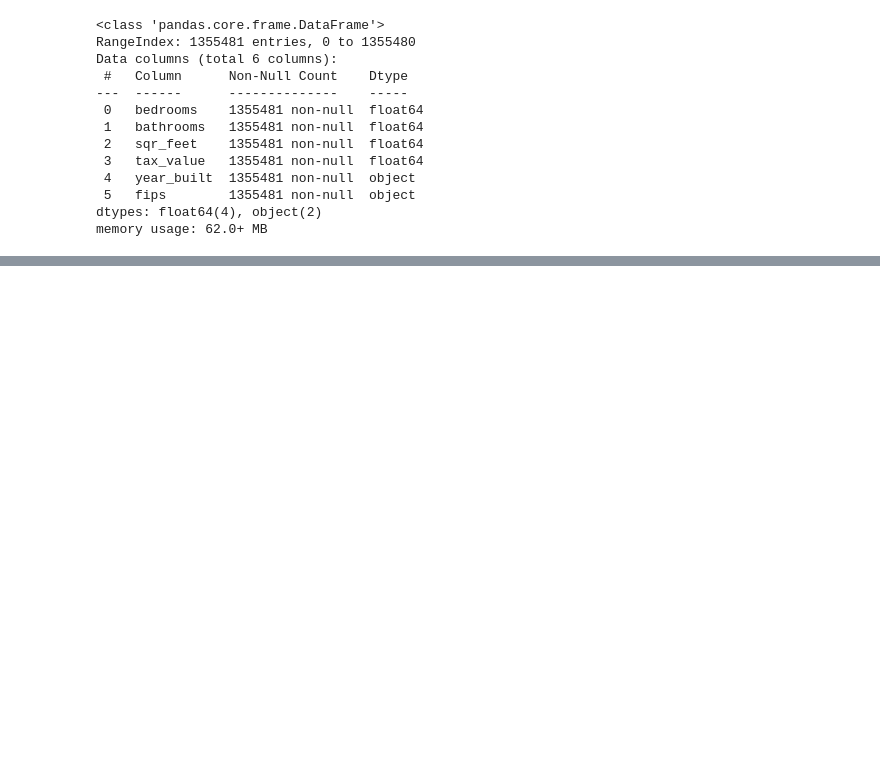
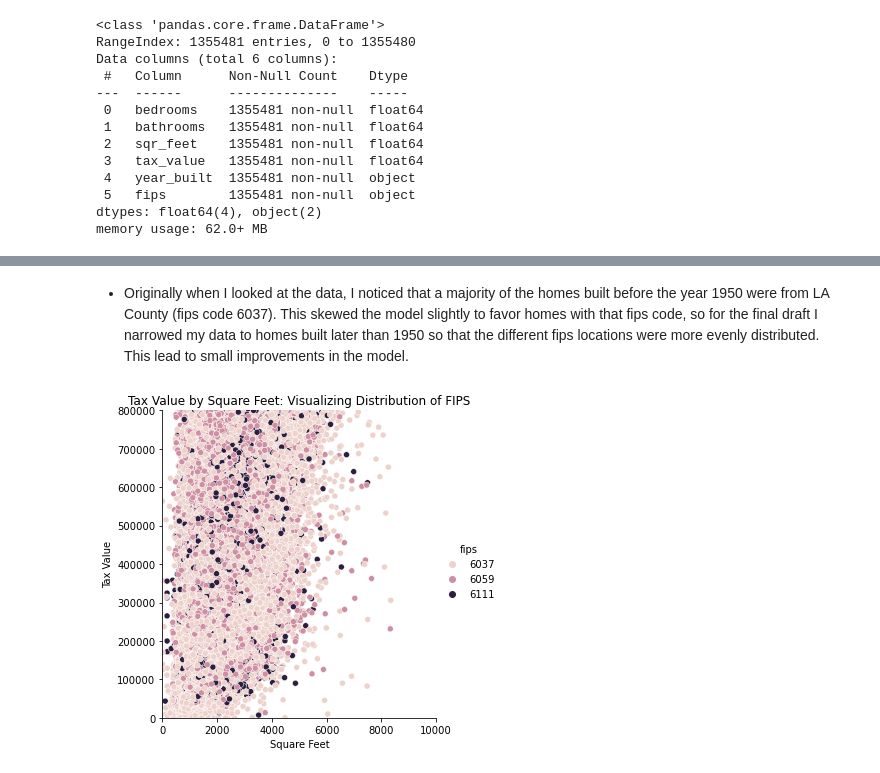
Before and after one commit to BraedenWright/regression-project, a Jupyter notebook: Zillow_Project.ipynb, the cells around one changed output, grey strips where cells are left out. Cells and saved outputs as stored; diff of their text form; code cells hidden in the pictures; blank space fills up the shorter version.

```diff
--- a/Zillow_Project.ipynb
+++ b/Zillow_Project.ipynb
@@ -74,0 +174,11 @@ memory usage: 62.0+ MB
+# %% [markdown]
+- Originally when I looked at the data, I noticed that a majority of the homes built before the year 1950 were from LA County (fips code 6037). This skewed the model slightly to favor homes with that fips code, so for the final draft I narrowed my data to homes built later than 1950 so that the different fips locations were more evenly distributed.  This lead to  small improvements in the model.
+# %%
+# FIPS Distribution
+sns.relplot(x='sqr_feet', y='tax_value', data=train, hue='fips').set(xlim=(0,10000),ylim=(0,800000))
+plt.title('Tax Value by Square Feet: Visualizing Distribution of FIPS')
+plt.xlabel('Square Feet')
+plt.ylabel('Tax Value')
+plt.show()
+# %% [output]
+[figure, added]
```
Also changed, not shown: parts of 14 cells of this notebook, 1 other file.
